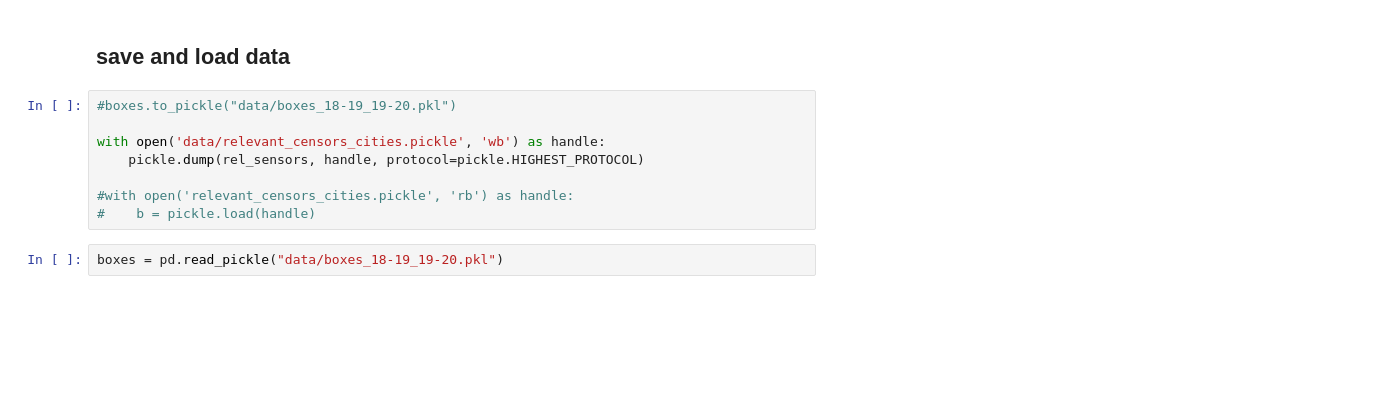
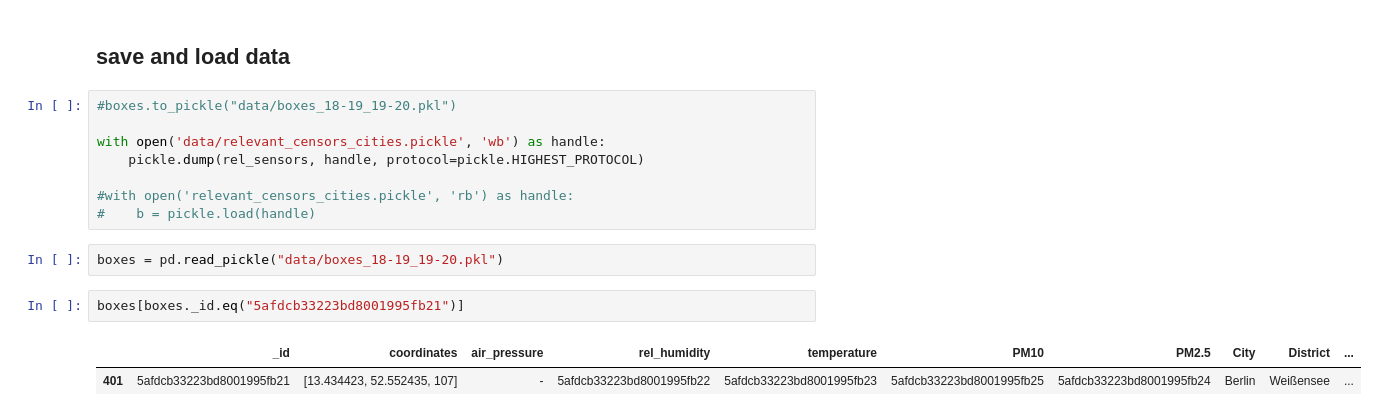
Before and after one commit to teasko/ironhack_code, a Jupyter notebook: 07_final_project/get_relevant_sensor_boxes.ipynb, the cells around one changed output. Saved outputs shown, nothing was run; the diff lists cells and outputs as text; blank space fills up the shorter version.

Commit message:
added identification of cities in Berlin

```diff
--- a/07_final_project/get_relevant_sensor_boxes.ipynb
+++ b/07_final_project/get_relevant_sensor_boxes.ipynb
@@ -642,3 +626,8 @@ with open('data/relevant_censors_cities.pickle', 'wb') as handle:
 #    b = pickle.load(handle)
 # %%
 boxes = pd.read_pickle("data/boxes_18-19_19-20.pkl")
+# %%
+boxes[boxes._id.eq("5afdcb33223bd8001995fb21")]
+# %% [output]
+|  | _id | coordinates | air_pressure | rel_humidity | temperature | PM10 | PM2.5 | City | District | ... |
+| 401 | 5afdcb33223bd8001995fb21 | [13.434423, 52.552435, 107] | - | 5afdcb33223bd8001995fb22 | 5afdcb33223bd8001995fb23 | 5afdcb33223bd8001995fb25 | 5afdcb33223bd8001995fb24 | Berlin | Weißensee | ... |
```
Also changed, not shown: parts of 3 cells of this notebook.
